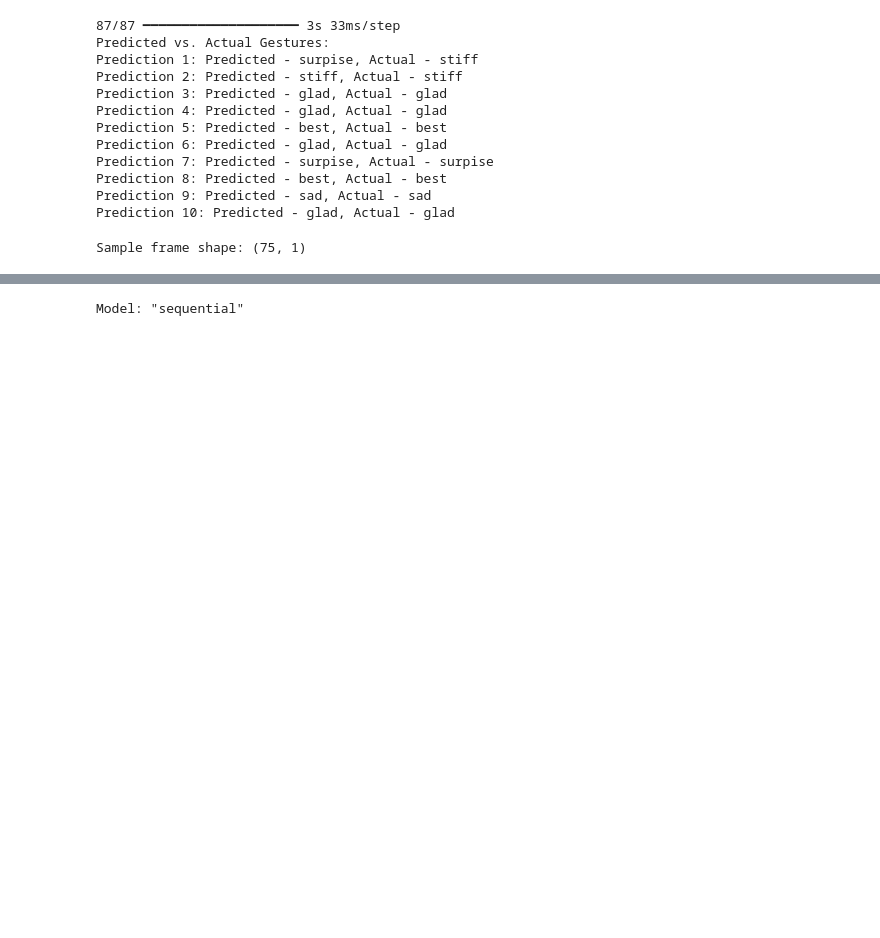
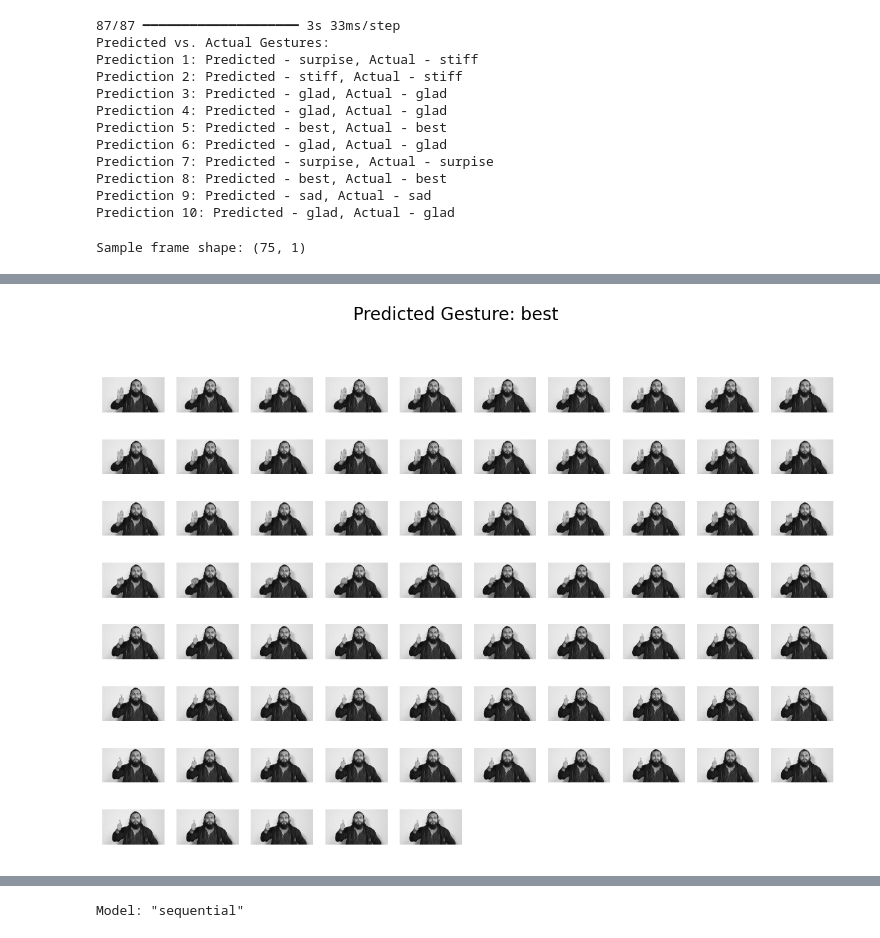
Before and after one commit to AreebaAleem/PSL_Translator, a Jupyter notebook: Untitled12.ipynb, the cells around one changed output, grey strips where cells are left out. Drawn from its saved outputs; the diff is of its cells as text; code cells hidden in the pictures; blank space fills up the shorter version.

```diff
--- a/Untitled12.ipynb
+++ b/Untitled12.ipynb
@@ -568,0 +614,29 @@ Invalid input shape for input Tensor("data:0", shape=(1, 30, 75, 75), dtype=floa
+# %%
+import matplotlib.pyplot as plt
+
+# Define a function to create a collage of frames
+def display_frame_collage(frames, predicted_gesture, frame_count=75, cols=10):
+    rows = (frame_count + cols - 1) // cols  # Calculate the number of rows required
+    fig, axes = plt.subplots(rows, cols, figsize=(15, 10))
+    fig.suptitle(f'Predicted Gesture: {predicted_gesture}', fontsize=20)
+
+    for i in range(rows * cols):
+        if i < len(frames):
+            # Display each frame in grayscale
+            axes[i // cols, i % cols].imshow(frames[i], cmap='gray')
+            axes[i // cols, i % cols].axis('off')  # Turn off axes for a cleaner look
+        else:
+            # Hide empty subplots
+            axes[i // cols, i % cols].axis('off')
+
+    plt.show()
+
+# Get frames from the video
+video_path = '/content/test/test/best/s0284.MP4'
+frames = get_video_frames(video_path)
+
+# Prepare the frames for display as a collage
+collage_frames = [cv2.cvtColor(cv2.VideoCapture(video_path).read()[1], cv2.COLOR_BGR2GRAY) for _ in range(75)]
+display_frame_collage(collage_frames, predicted_gesture)
+# %% [output]
+[figure, added]
```
Also changed, not shown: parts of 15 cells of this notebook.
